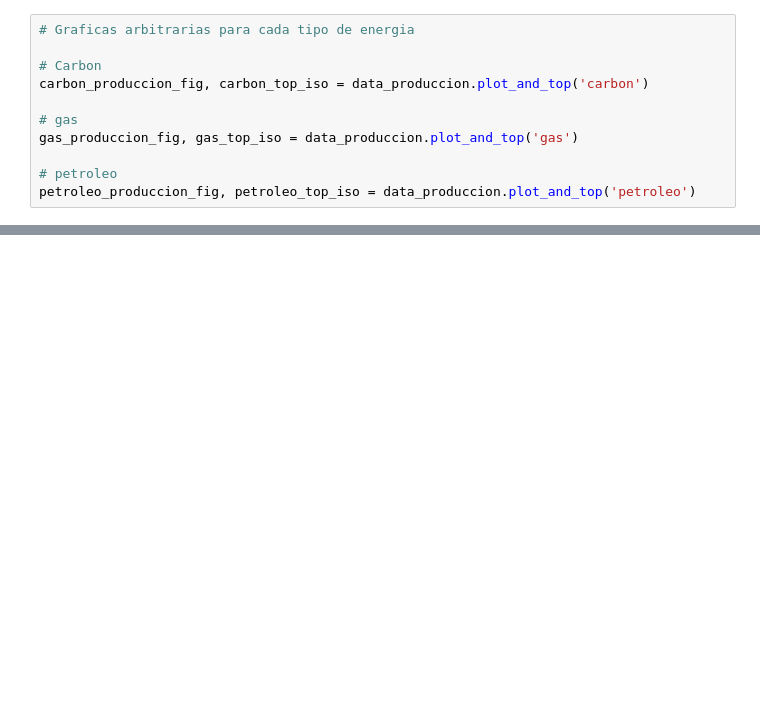
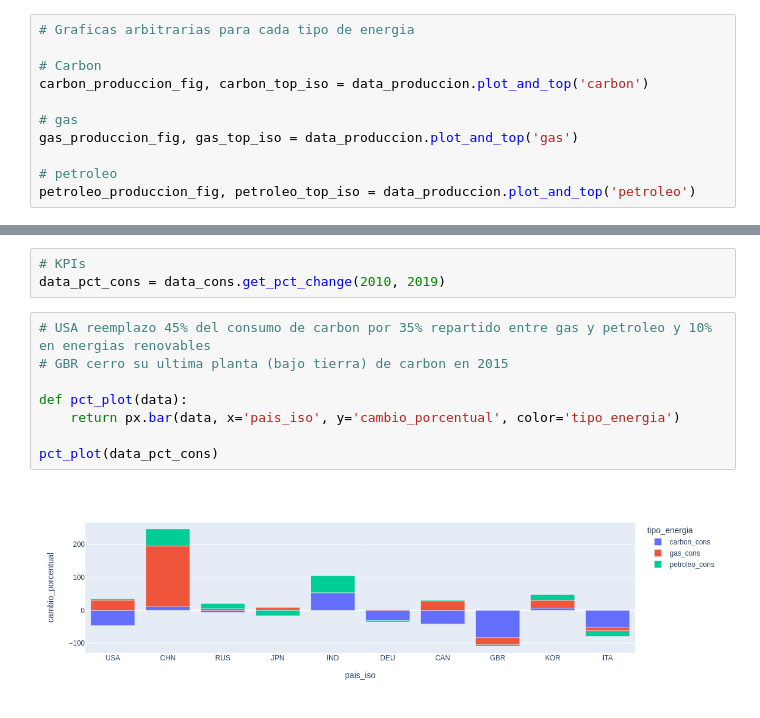
Before and after one commit to lookmydata/CO2-Emissions, a Jupyter notebook: exploration/kpi_exploratorio_nico.ipynb, the cells around one changed output, grey strips where cells are left out. Saved outputs shown, nothing was run; the diff lists cells and outputs as text; blank space fills up the shorter version.

```diff
--- a/exploration/kpi_exploratorio_nico.ipynb
+++ b/exploration/kpi_exploratorio_nico.ipynb
@@ -202,0 +248,13 @@ cons_table.head()
+# %%
+# KPIs
+data_pct_cons = data_cons.get_pct_change(2010, 2019)
+# %%
+# USA reemplazo 45% del consumo de carbon por 35% repartido entre gas y petroleo y 10% en energias renovables
+# GBR cerro su ultima planta (bajo tierra) de carbon en 2015
+
+def pct_plot(data):
+    return px.bar(data, x='pais_iso', y='cambio_porcentual', color='tipo_energia')
+
+pct_plot(data_pct_cons)
+# %% [output]
+[figure, added]
```
Also changed, not shown: parts of 24 cells of this notebook, 1 other file.
